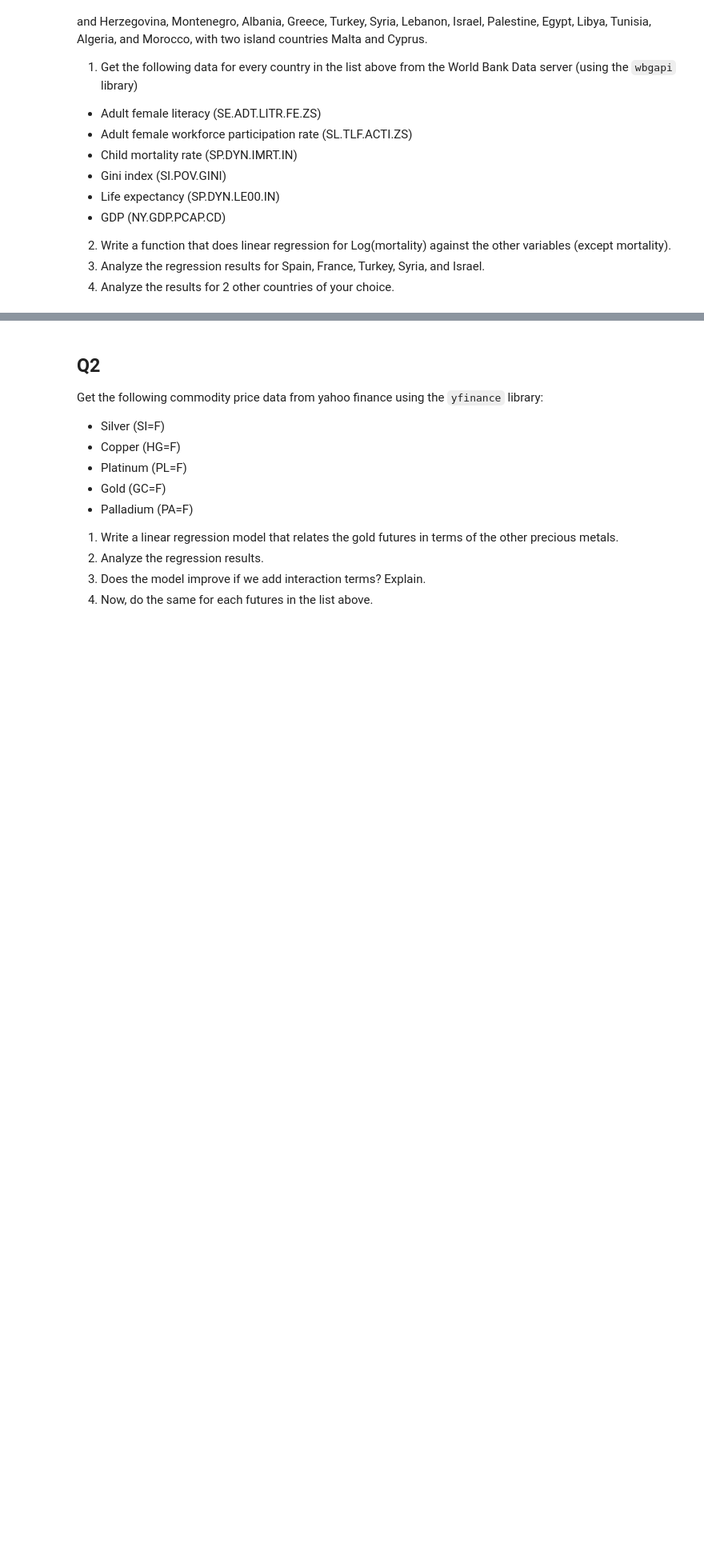
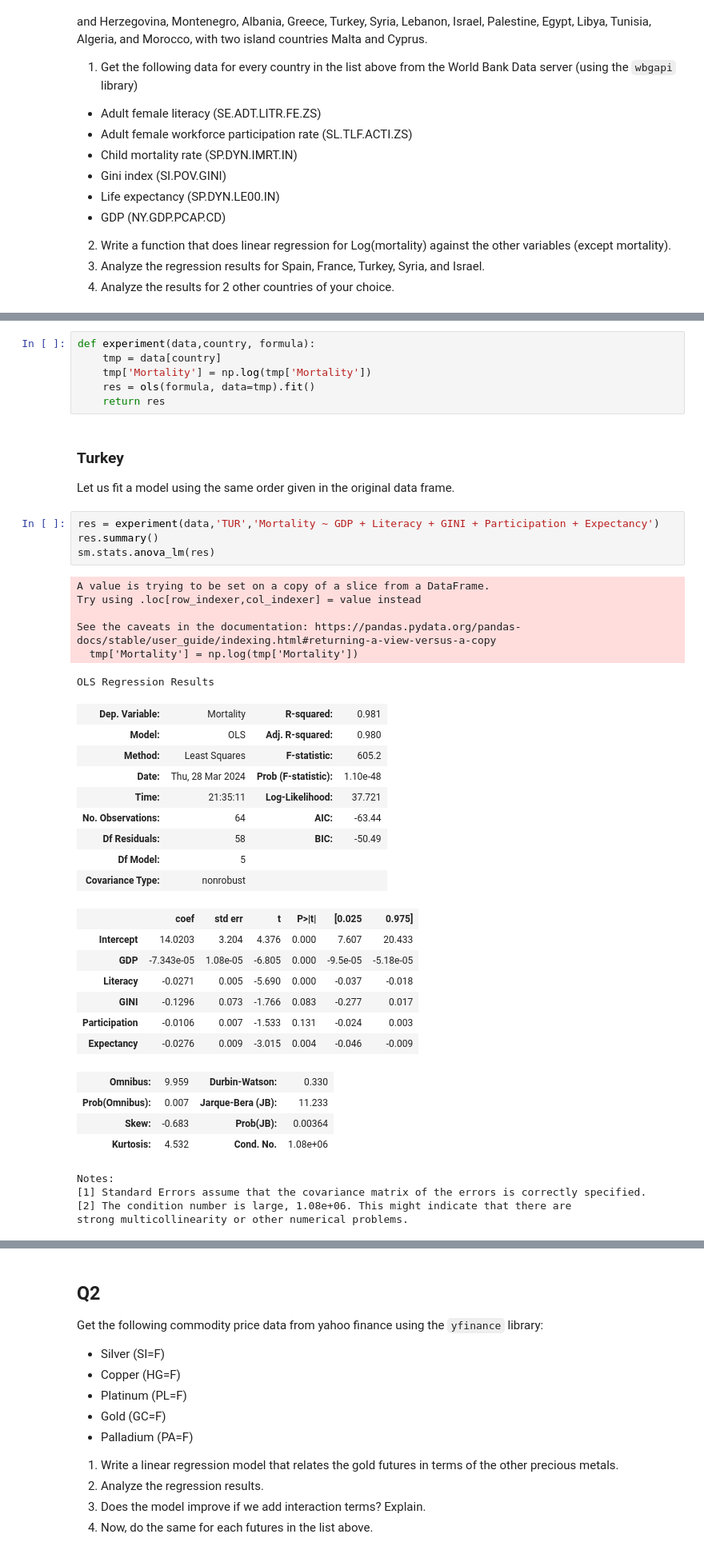
Before and after one commit to kaygun/2024-Spring-388E, a Jupyter notebook: HWs/HW2.ipynb, the cells around one changed output, grey strips where cells are left out. Shown: that part at 80% size. Saved outputs shown, nothing was run; the diff lists cells and outputs as text; blank space fills up the shorter version.

```diff
--- a/HWs/HW2.ipynb
+++ b/HWs/HW2.ipynb
@@ -33,0 +95,45 @@ There are 22 countries surrounding the Mediterranean Sea: Spain, France, Monaco,
+# %%
+def experiment(data,country, formula):
+    tmp = data[country]
+    tmp['Mortality'] = np.log(tmp['Mortality'])
+    res = ols(formula, data=tmp).fit()
+    return res
+# %% [markdown]
+### Turkey
+
+Let us fit a model using the same order given in the original data frame.
+# %%
+res = experiment(data,'TUR','Mortality ~ GDP + Literacy + GINI + Participation + Expectancy')
+res.summary()
+sm.stats.anova_lm(res)
+# %% [output]
+A value is trying to be set on a copy of a slice from a DataFrame.
+Try using .loc[row_indexer,col_indexer] = value instead
+
+See the caveats in the documentation: https://pandas.pydata.org/pandas-docs/stable/user_guide/indexing.html#returning-a-view-versus-a-copy
+  tmp['Mortality'] = np.log(tmp['Mortality'])
+OLS Regression Results
+| Dep. Variable: | Mortality | R-squared: | 0.981 |
+| Model: | OLS | Adj. R-squared: | 0.980 |
+| Method: | Least Squares | F-statistic: | 605.2 |
+| Date: | Thu, 28 Mar 2024 | Prob (F-statistic): | 1.10e-48 |
+| Time: | 21:35:11 | Log-Likelihood: | 37.721 |
+| No. Observations: | 64 | AIC: | -63.44 |
+| Df Residuals: | 58 | BIC: | -50.49 |
+| Df Model: | 5 |  |  |
+| Covariance Type: | nonrobust |  |  |
+|  | coef | std err | t | P>|t| | [0.025 | 0.975] |
+| Intercept | 14.0203 | 3.204 | 4.376 | 0.000 | 7.607 | 20.433 |
+| GDP | -7.343e-05 | 1.08e-05 | -6.805 | 0.000 | -9.5e-05 | -5.18e-05 |
+| Literacy | -0.0271 | 0.005 | -5.690 | 0.000 | -0.037 | -0.018 |
+| GINI | -0.1296 | 0.073 | -1.766 | 0.083 | -0.277 | 0.017 |
+| Participation | -0.0106 | 0.007 | -1.533 | 0.131 | -0.024 | 0.003 |
+| Expectancy | -0.0276 | 0.009 | -3.015 | 0.004 | -0.046 | -0.009 |
+| Omnibus: | 9.959 | Durbin-Watson: | 0.330 |
+| Prob(Omnibus): | 0.007 | Jarque-Bera (JB): | 11.233 |
+| Skew: | -0.683 | Prob(JB): | 0.00364 |
+| Kurtosis: | 4.532 | Cond. No. | 1.08e+06 |
+Notes:
+[1] Standard Errors assume that the covariance matrix of the errors is correctly specified.
+[2] The condition number is large, 1.08e+06. This might indicate that there are
+strong multicollinearity or other numerical problems.
```
Also changed, not shown: parts of 29 cells of this notebook, 1 other file.
